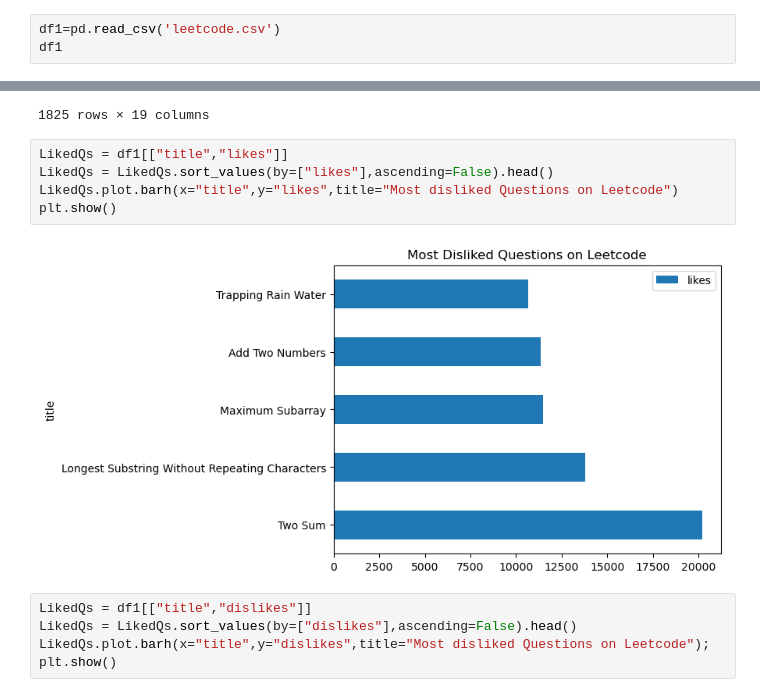
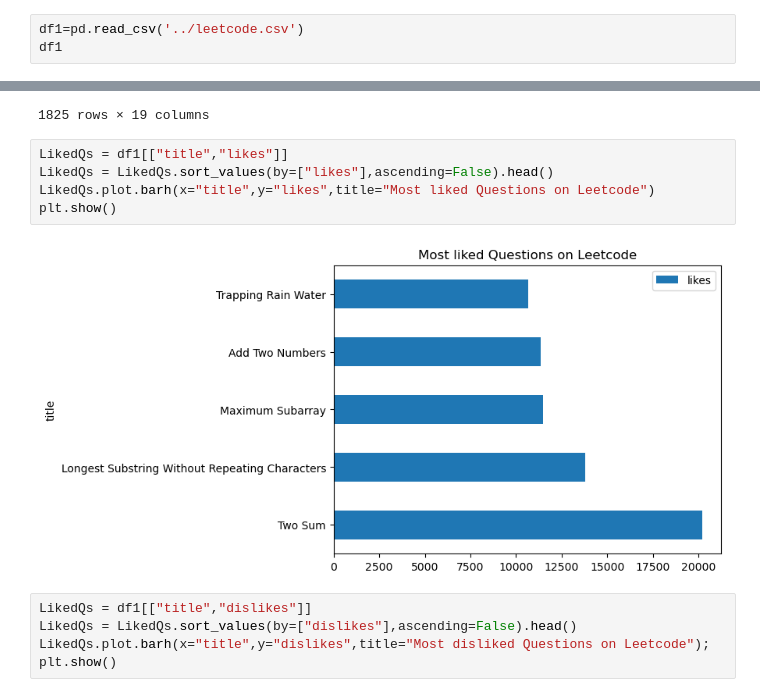
Before and after one commit to patilsagar7499/LeetCode-Problem-Analysis, a Jupyter notebook: PS.ipynb, the cells around one changed output, grey strips where cells are left out. Saved outputs shown, nothing was run; the diff lists cells and outputs as text.

Commit message:
fix: Title Changes

```diff
--- a/PS.ipynb
+++ b/PS.ipynb
@@ -15,5 +15,5 @@ os.getcwd()
 # %%
-df1=pd.read_csv('leetcode.csv')
+df1=pd.read_csv('../leetcode.csv')
 df1
 # %% [output]
 |  | id | title | description | is_premium | difficulty | solution_link | acceptance_rate | frequency | ... |
@@ -32,10 +32,10 @@ df1
 # %%
 LikedQs = df1[["title","likes"]]
 LikedQs = LikedQs.sort_values(by=["likes"],ascending=False).head()
-LikedQs.plot.barh(x="title",y="likes",title="Most disliked Questions on Leetcode")
+LikedQs.plot.barh(x="title",y="likes",title="Most liked Questions on Leetcode")
 plt.show()
 # %% [output]
-[figure, old version]
+[figure, new version]
 # %%
 LikedQs = df1[["title","dislikes"]]
 LikedQs = LikedQs.sort_values(by=["dislikes"],ascending=False).head()
```
Also changed, not shown: parts of 2 cells of this notebook, 1 other file.
